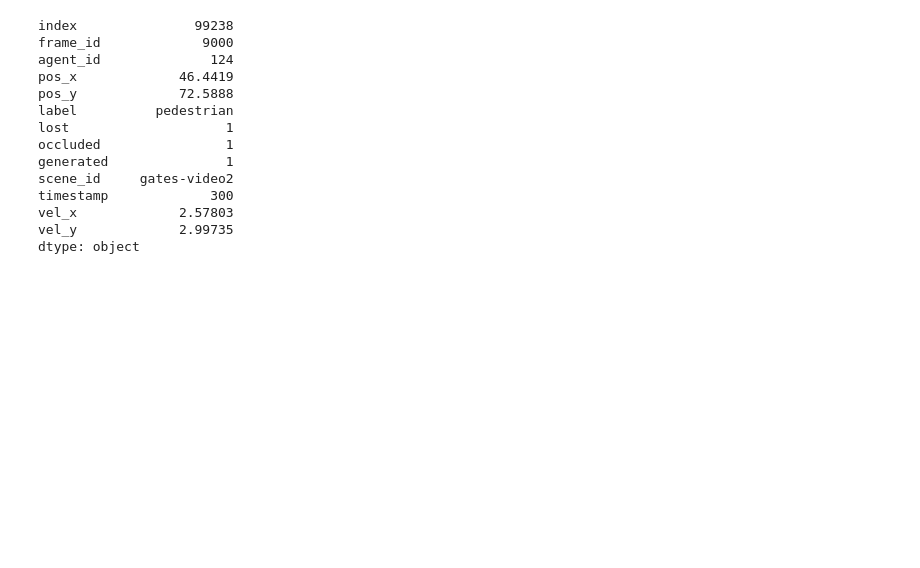
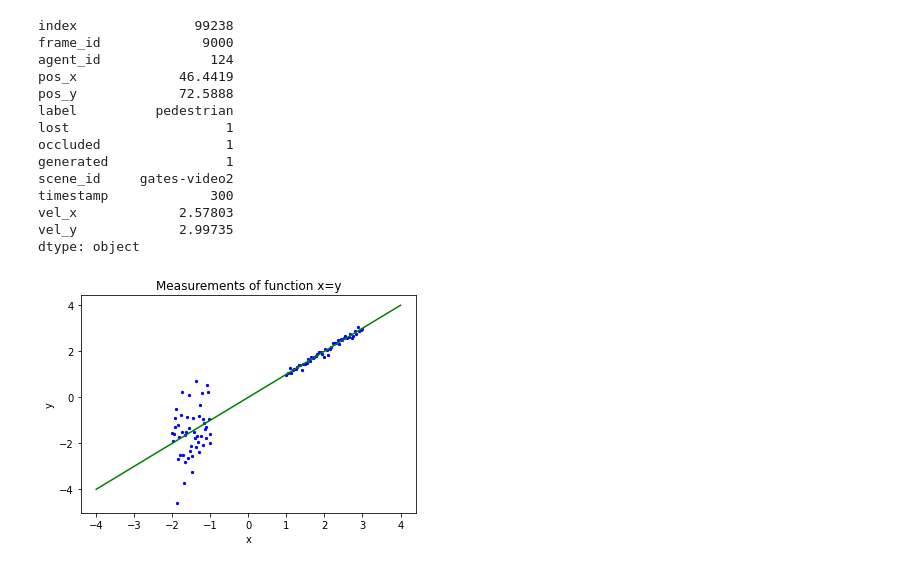
Before and after one commit to gitBram/vru_path_prediction, a Jupyter notebook: simple_thesis_graphs.ipynb, the cells around one changed output. Cells and saved outputs as stored; diff of their text form; code cells hidden in the pictures; blank space fills up the shorter version.

```diff
--- a/simple_thesis_graphs.ipynb
+++ b/simple_thesis_graphs.ipynb
@@ -92,3 +92,25 @@ timestamp             300
 vel_x             2.57803
 vel_y             2.99735
 dtype: object
+# %%
+# Show epistemic vs aleatoric loss
+# Let's do from -4 to 4, function x=y
+first_observations_x = np.linspace(-2,-1)
+first_observations_y = first_observations_x + np.random.randn(50)
+last_observations_x = np.linspace(1,3)
+last_observations_y = last_observations_x + np.random.randn(50)/10
+
+the_function = np.array([[-4,-4], [4,4]])
+
+fig_unc_comp, ax_unc_comp = plt.subplots()
+
+ax_unc_comp.scatter(first_observations_x, first_observations_y, c="blue", s=5)
+ax_unc_comp.scatter(last_observations_x, last_observations_y, c="blue", s=5)
+ax_unc_comp.plot(the_function[:,0], the_function[:, 1], c="green")
+ax_unc_comp.set_title("Measurements of function x=y")
+ax_unc_comp.set_xlabel("x")
+ax_unc_comp.set_ylabel("y")
+
+fig_unc_comp.savefig('data/images/thesis_gens/uncertainty_kinds.png', bbox_inches='tight')
+# %% [output]
+[figure, added]
```
Also changed, not shown: 8 other files.
